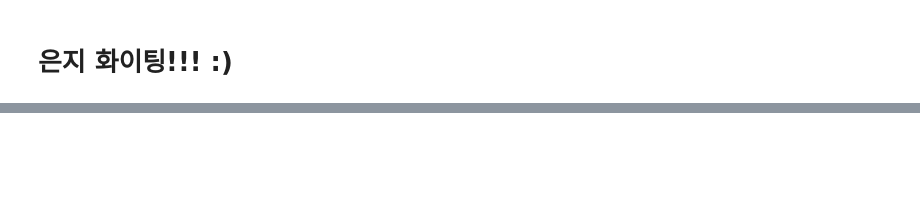
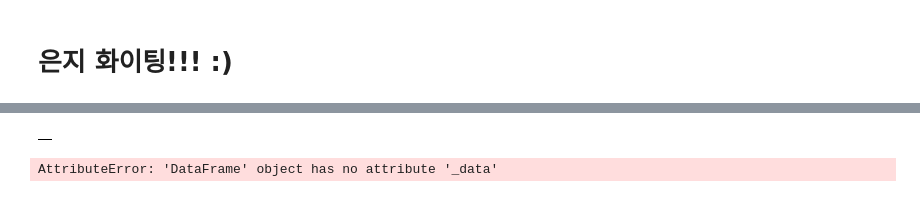
Before and after one commit to JourneyKo/ssodam, a Jupyter notebook: ssodam2021_Topic_Analysis_and_Visualization.ipynb, the cells around one changed output, grey strips where cells are left out. Drawn from its saved outputs; the diff is of its cells as text; code cells hidden in the pictures; blank space fills up the shorter version.

```diff
--- a/ssodam2021_Topic_Analysis_and_Visualization.ipynb
+++ b/ssodam2021_Topic_Analysis_and_Visualization.ipynb
@@ -33,3 +51,17 @@ idx_total
+# %%
+import pandas as pd
+d = pd.DataFrame()
+keyword_list = ['중국','자장면','국수','한국','생각']
+index = 0
+for i in keyword_list:
+    for j in
+    ct.loc[i] = []
+# %% [output]
+|  |
+# %%
+cfd.loc['upload_date']
+# %% [output]
+AttributeError: 'DataFrame' object has no attribute '_data'
 # %%
 cfd
 # %% [output]
```
Also changed, not shown: parts of 5 cells of this notebook, 1 other file.
